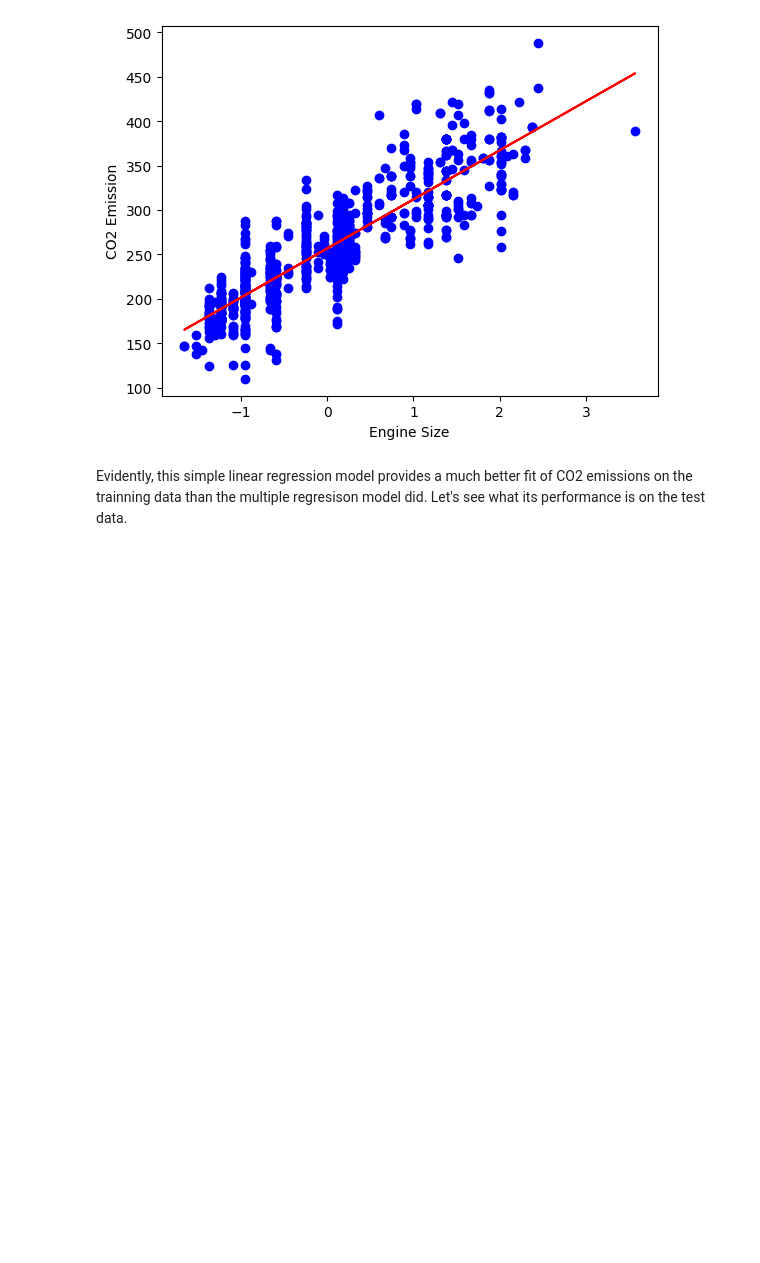
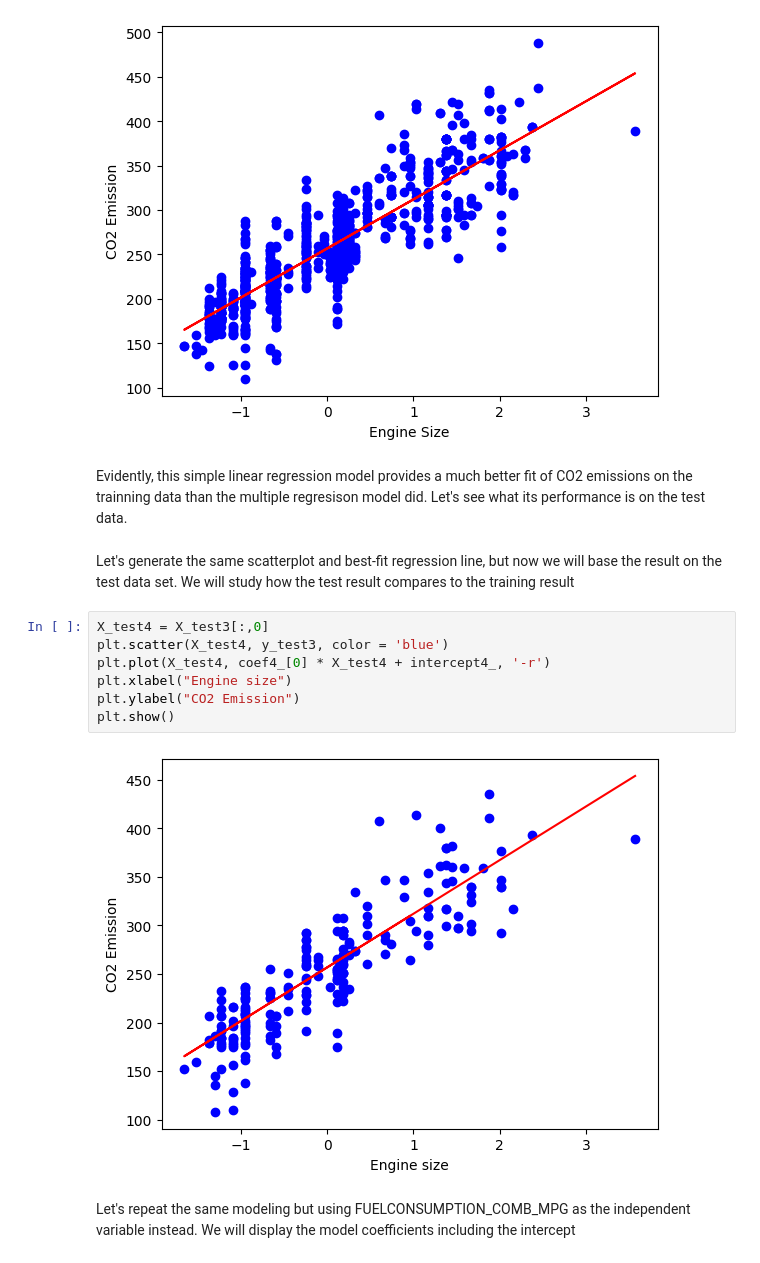
Before and after one commit to YoussefChati/CO2_Emission_ML, a Jupyter notebook: notebook.ipynb, the cells around one changed output. Cells and saved outputs as stored; diff of their text form; blank space fills up the shorter version.

```diff
--- a/notebook.ipynb
+++ b/notebook.ipynb
@@ -500,3 +500,16 @@ plt.show()
 [figure]
 # %% [markdown]
 Evidently, this simple linear regression model provides a much better fit of CO2 emissions on the trainning data than the multiple regresison model did. Let's see what its performance is on the test data.
+# %% [markdown]
+Let's generate the same scatterplot and best-fit regression line, but now we will base the result on the test data set. We will study how the test result compares to the training result
+# %%
+X_test4 = X_test3[:,0]
+plt.scatter(X_test4, y_test3, color = 'blue')
+plt.plot(X_test4, coef4_[0] * X_test4 + intercept4_, '-r')
+plt.xlabel("Engine size")
+plt.ylabel("CO2 Emission")
+plt.show()
+# %% [output]
+[figure, added]
+# %% [markdown]
+Let's repeat the same modeling but using FUELCONSUMPTION_COMB_MPG as the independent variable instead. We will display the model coefficients including the intercept
```
Also changed, not shown: parts of 3 cells of this notebook.
